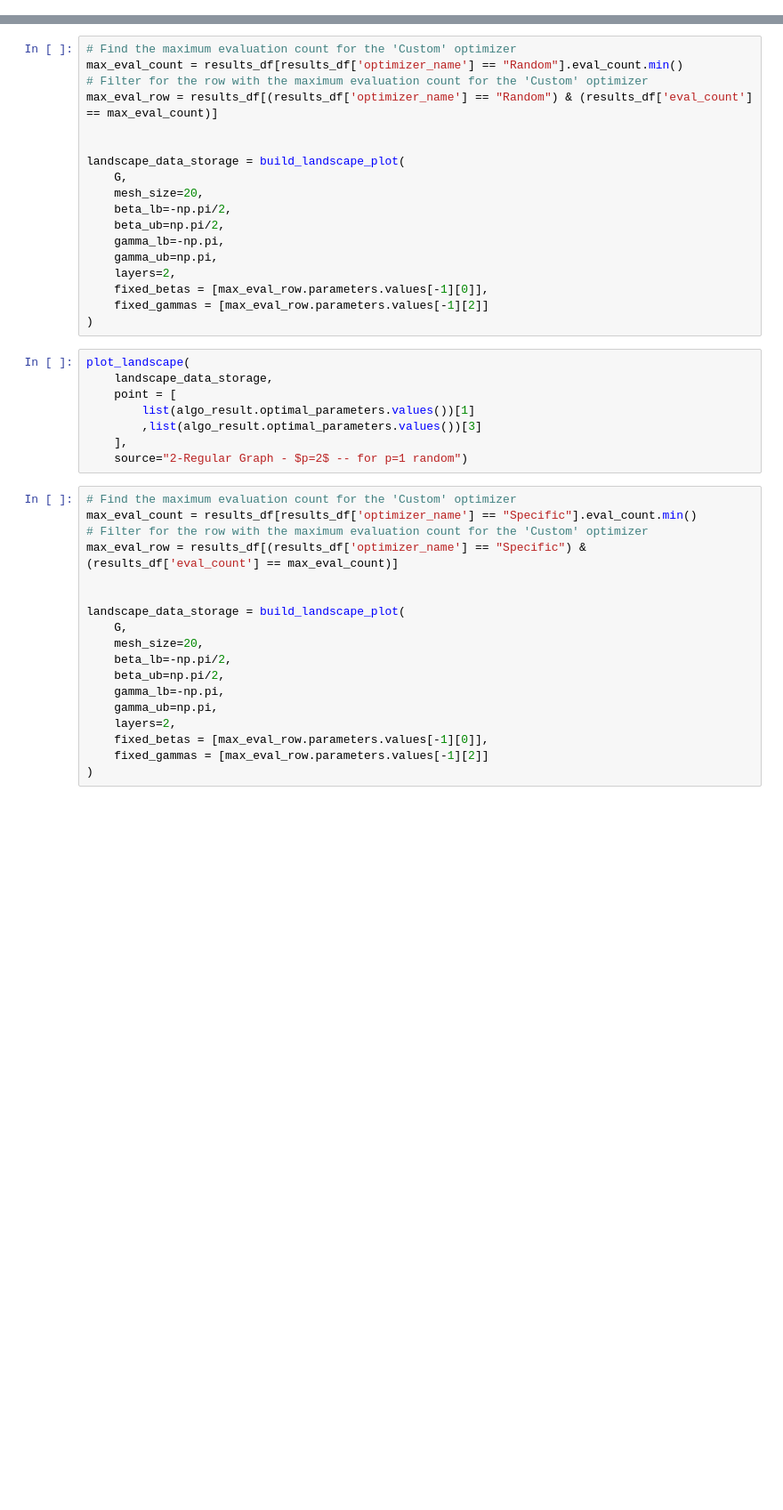
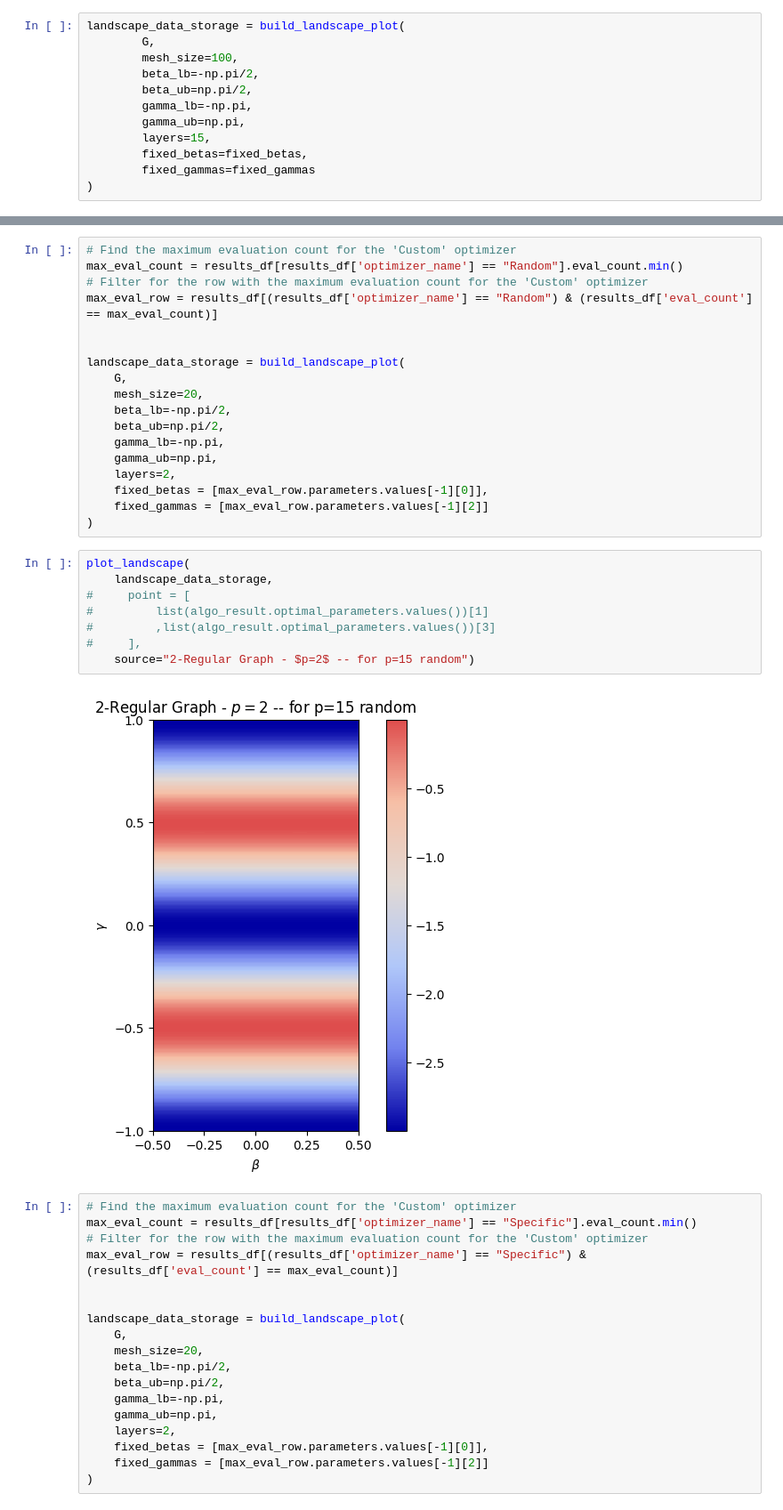
Before and after one commit to vivekkatial/HAQC, a Jupyter notebook: notebooks/24-parameter-fixing-at-high-depths.ipynb, the cells around one changed output, grey strips where cells are left out. Shown: that part at 89% size. Drawn from its saved outputs; the diff is of its cells as text; blank space fills up the shorter version.

Commit message:
feat: Ability to build QAOA landscapes

```diff
--- a/notebooks/24-parameter-fixing-at-high-depths.ipynb
+++ b/notebooks/24-parameter-fixing-at-high-depths.ipynb
@@ -421,0 +488,12 @@ plt.show()
+# %%
+landscape_data_storage = build_landscape_plot(
+        G,
+        mesh_size=100,
+        beta_lb=-np.pi/2,
+        beta_ub=np.pi/2,
+        gamma_lb=-np.pi,
+        gamma_ub=np.pi,
+        layers=15,
+        fixed_betas=fixed_betas,
+        fixed_gammas=fixed_gammas
+)
@@ -492,11 +572,13 @@ landscape_data_storage = build_landscape_plot(
 # %%
 plot_landscape(
     landscape_data_storage,
-    point = [
-        list(algo_result.optimal_parameters.values())[1]
-        ,list(algo_result.optimal_parameters.values())[3]
-    ],
-    source="2-Regular Graph - $p=2$ -- for p=1 random")
+#     point = [
+#         list(algo_result.optimal_parameters.values())[1]
+#         ,list(algo_result.optimal_parameters.values())[3]
+#     ],
+    source="2-Regular Graph - $p=2$ -- for p=15 random")
+# %% [output]
+[figure, added]
 # %%
 # Find the maximum evaluation count for the 'Custom' optimizer
 max_eval_count = results_df[results_df['optimizer_name'] == "Specific"].eval_count.min()
```
Also changed, not shown: parts of 14 cells of this notebook, 8 other files.
